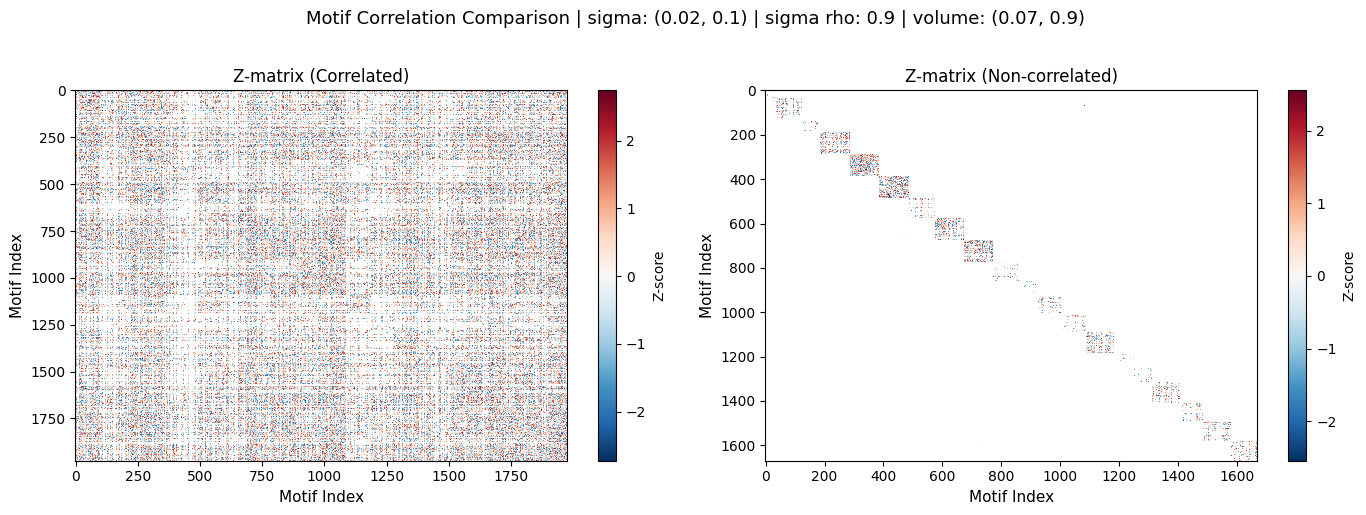
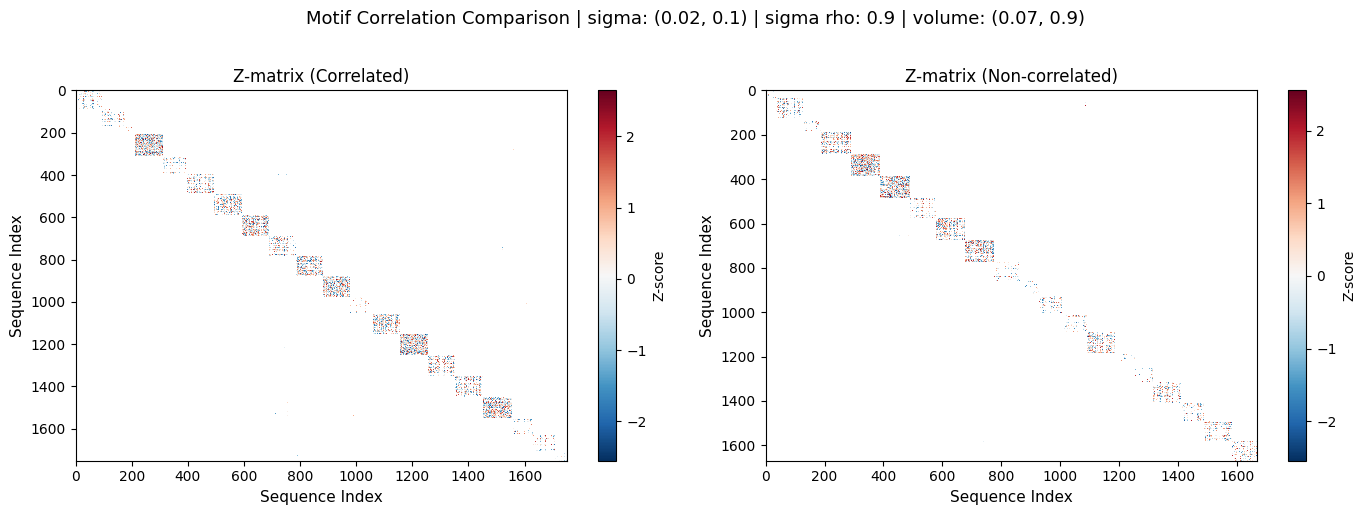
The change to this notebook cell's code, shown as a diff; its figure went from the first image to the second:
--- before
+++ after
@@ -3,7 +3,7 @@
 
 # Correlated
-im1 = axes[0].imshow(zmat_corr, aspect='auto', cmap='RdBu_r', interpolation='nearest')
-axes[0].set_ylabel('Motif Index', fontsize=11)
-axes[0].set_xlabel('Motif Index', fontsize=11)
+im1 = axes[0].imshow(zmat_corr_09, aspect='auto', cmap='RdBu_r', interpolation='nearest')
+axes[0].set_ylabel('Sequence Index', fontsize=11)
+axes[0].set_xlabel('Sequence Index', fontsize=11)
 axes[0].set_title('Z-matrix (Correlated)', fontsize=12)
 cbar1 = plt.colorbar(im1, ax=axes[0], label='Z-score')
@@ -11,6 +11,6 @@
 # Non-correlated
 im2 = axes[1].imshow(zmat_uncorr, aspect='auto', cmap='RdBu_r', interpolation='nearest')
-axes[1].set_ylabel('Motif Index', fontsize=11)
-axes[1].set_xlabel('Motif Index', fontsize=11)
+axes[1].set_ylabel('Sequence Index', fontsize=11)
+axes[1].set_xlabel('Sequence Index', fontsize=11)
 axes[1].set_title('Z-matrix (Non-correlated)', fontsize=12)
 cbar2 = plt.colorbar(im2, ax=axes[1], label='Z-score')

Commit: try to downsample